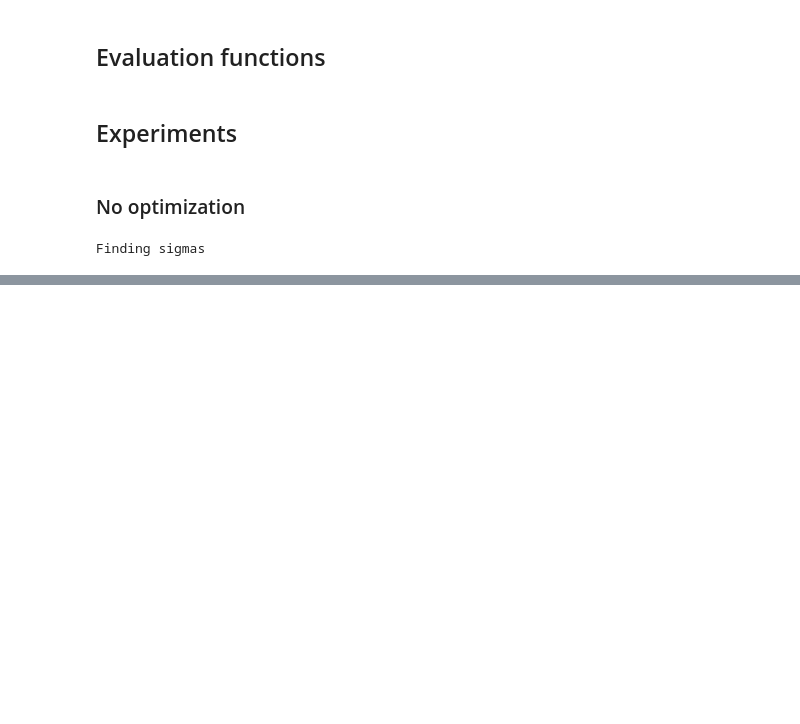
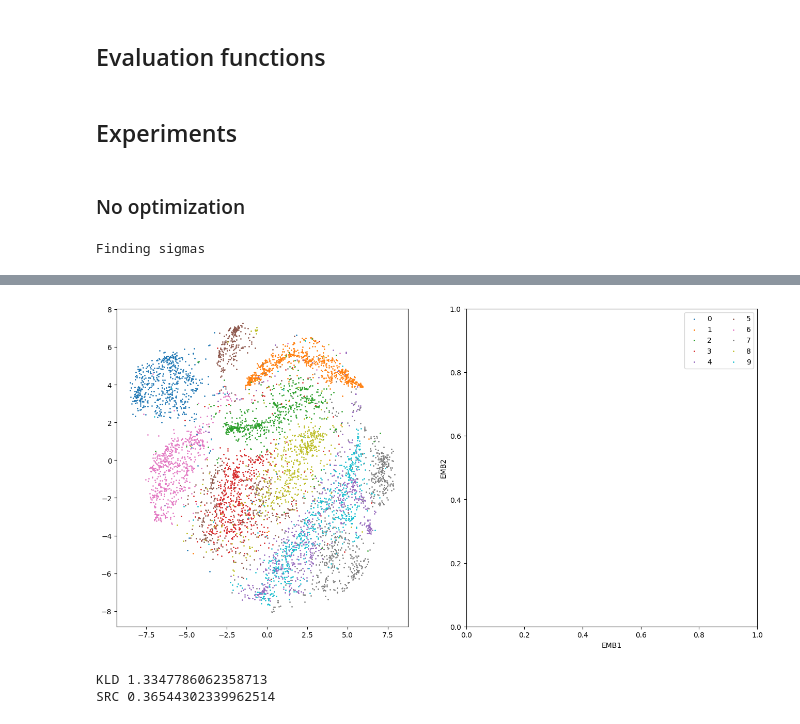
Before and after one commit to just1ce415/MMML_project, a Jupyter notebook: tsne_experiments.ipynb, the cells around one changed output, grey strips where cells are left out. Cells and saved outputs as stored; diff of their text form; code cells hidden in the pictures; blank space fills up the shorter version.

```diff
--- a/tsne_experiments.ipynb
+++ b/tsne_experiments.ipynb
@@ -108,10 +106,15 @@ tsne1.plot_metrics()
 # %%
-plot_embedding(Y, labels)
+plot_embedding(Y1, labels)
+# %% [output]
+[figure, added]
 # %%
-src = get_src(X_numpy, Y)
+src = get_src(X_numpy, Y1)
 kld = tsne1.metrics["kl_divergence"][-1]
 
 print("KLD", kld)
 print("SRC", src)
+# %% [output]
+KLD 1.3347786062358713
+SRC 0.36544302339962514
 # %%
 get_clustering_metrics(Y1, labels)
```
Also changed, not shown: parts of 29 cells of this notebook, 3 other files.
